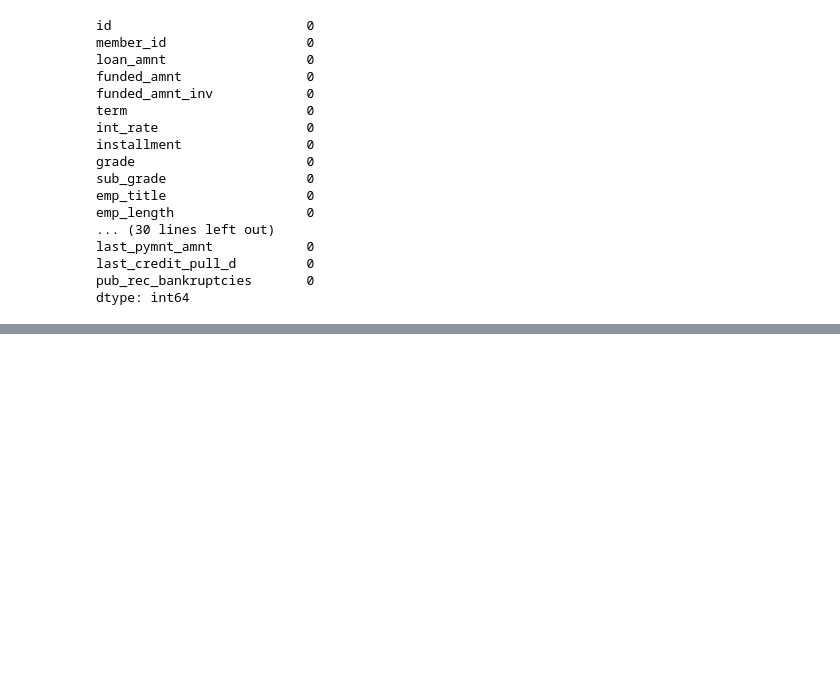
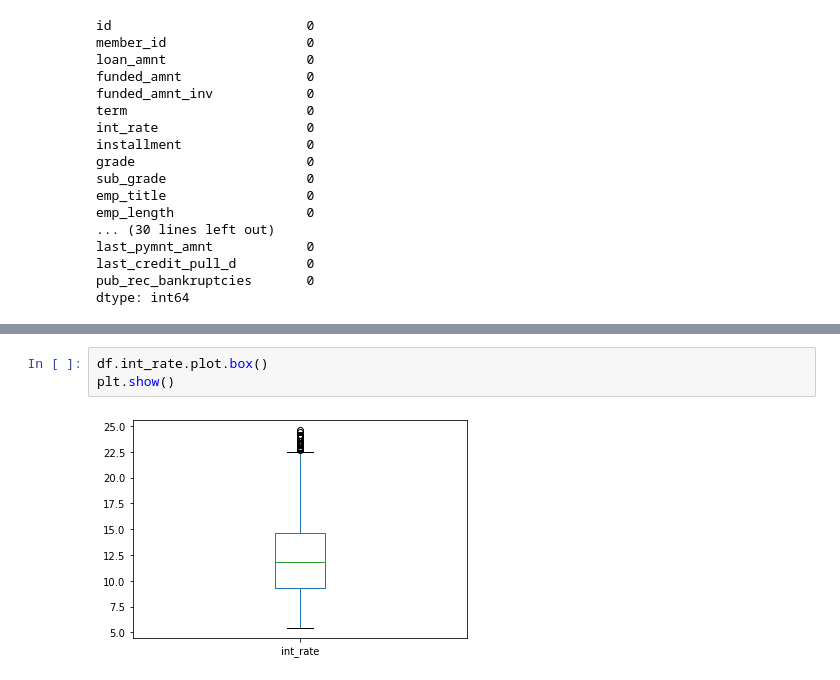
Before and after one commit to rashmiaab/LendingClubCaseStudy, a Jupyter notebook: Nagarjun Chittyala.ipynb, the cells around one changed output, grey strips where cells are left out. Cells and saved outputs as stored; diff of their text form; blank space fills up the shorter version.

```diff
--- a/Nagarjun Chittyala.ipynb
+++ b/Nagarjun Chittyala.ipynb
@@ -510,0 +553,5 @@ dtype: int64
+# %%
+df.int_rate.plot.box()
+plt.show()
+# %% [output]
+[figure, added]
```
Also changed, not shown: parts of 11 cells of this notebook.
